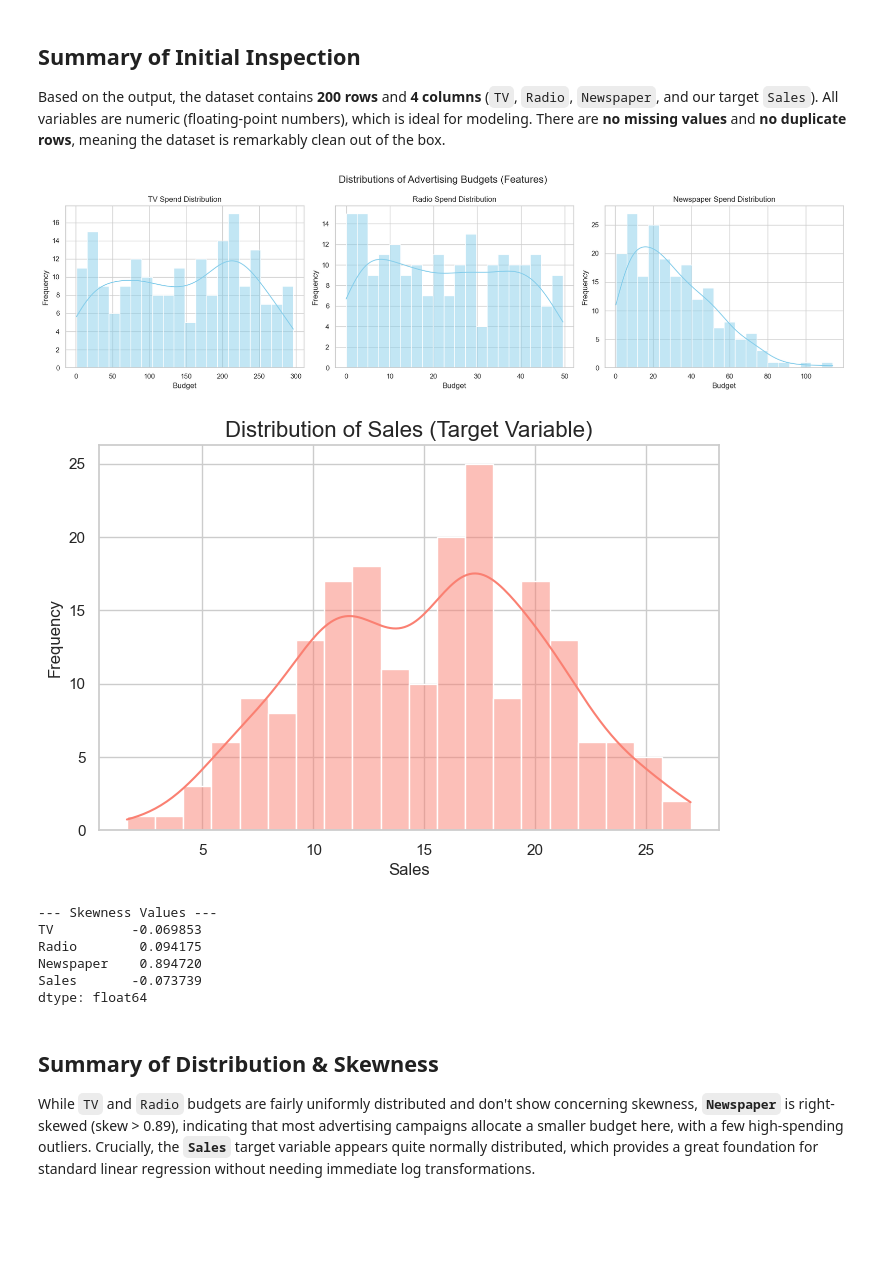
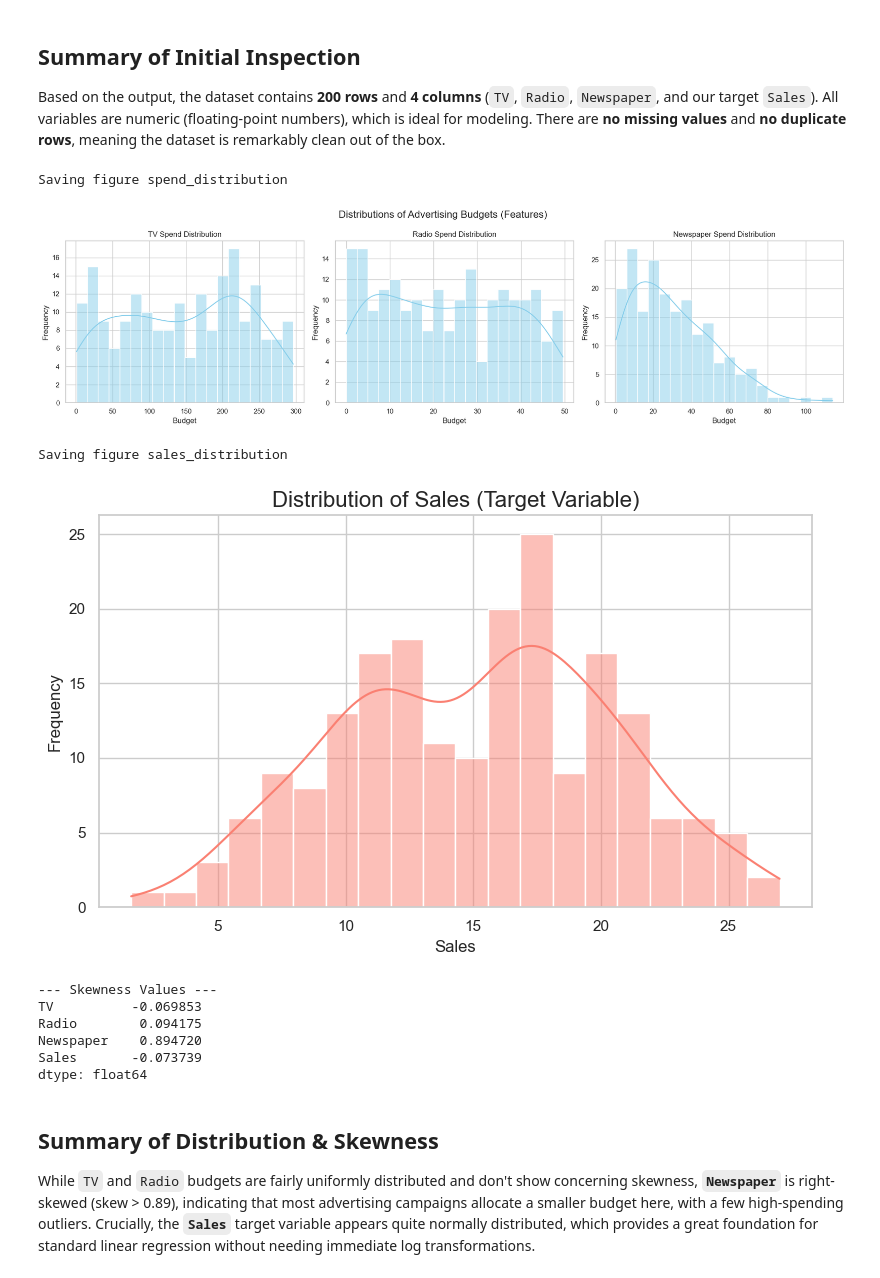
Before and after one commit to loki-git001/advertising-sales-ml-pipeline, a Jupyter notebook: eda.ipynb, the cells around one changed output. Drawn from its saved outputs; the diff is of its cells as text; code cells hidden in the pictures; blank space fills up the shorter version.

Commit message:
Generated the ppt and saved the plottings to the images folder

```diff
--- a/eda.ipynb
+++ b/eda.ipynb
@@ -18,0 +10,11 @@ Dataset loaded successfully.
+# %%
+PROJECT_ROOT_DIR = "."
+IMG_PATH = os.path.join(PROJECT_ROOT_DIR, "images")
+os.makedirs(IMG_PATH, exist_ok=True)
+
+
+def save_fig(fig_id, fig_extension="png", resolution=300):
+    path = os.path.join(IMG_PATH, fig_id + "." + fig_extension)
+    plt.tight_layout()
+    print("Saving figure", fig_id)
+    plt.savefig(path, format=fig_extension, dpi=resolution)
@@ -86,29 +91,33 @@ for i, feature in enumerate(features):
     axes[i].set_ylabel('Frequency')
 
 plt.tight_layout()
+save_fig("spend_distribution")
 plt.show()
 # %% [output]
+Saving figure spend_distribution
 [figure]
 # %%
 # Distribution of the Target Variable (Sales)
 plt.figure(figsize=(8, 5))
 sns.histplot(df['Sales'], bins=20, kde=True, color='salmon')
 plt.title('Distribution of Sales (Target Variable)', fontsize=16)
 plt.xlabel('Sales')
 plt.ylabel('Frequency')
+save_fig("sales_distribution")
 plt.show()
 
 # Check skewness
 print("--- Skewness Values ---")
 print(df.skew())
 # %% [output]
+Saving figure sales_distribution
-[figure, old version]
+[figure, new version]
---- Skewness Values ---
-TV          -0.069853
-Radio        0.094175
-Newspaper    0.894720
-Sales       -0.073739
-dtype: float64
+--- Skewness Values ---
+TV          -0.069853
+Radio        0.094175
+Newspaper    0.894720
+Sales       -0.073739
+dtype: float64
 # %% [markdown]
 ## Summary of Distribution & Skewness
 While `TV` and `Radio` budgets are fairly uniformly distributed and don't show concerning skewness, **`Newspaper`** is right-skewed (skew > 0.89), indicating that most advertising campaigns allocate a smaller budget here, with a few high-spending outliers. Crucially, the **`Sales`** target variable appears quite normally distributed, which provides a great foundation for standard linear regression without needing immediate log transformations.
```
Also changed, not shown: parts of 5 cells of this notebook, 7 other files.
